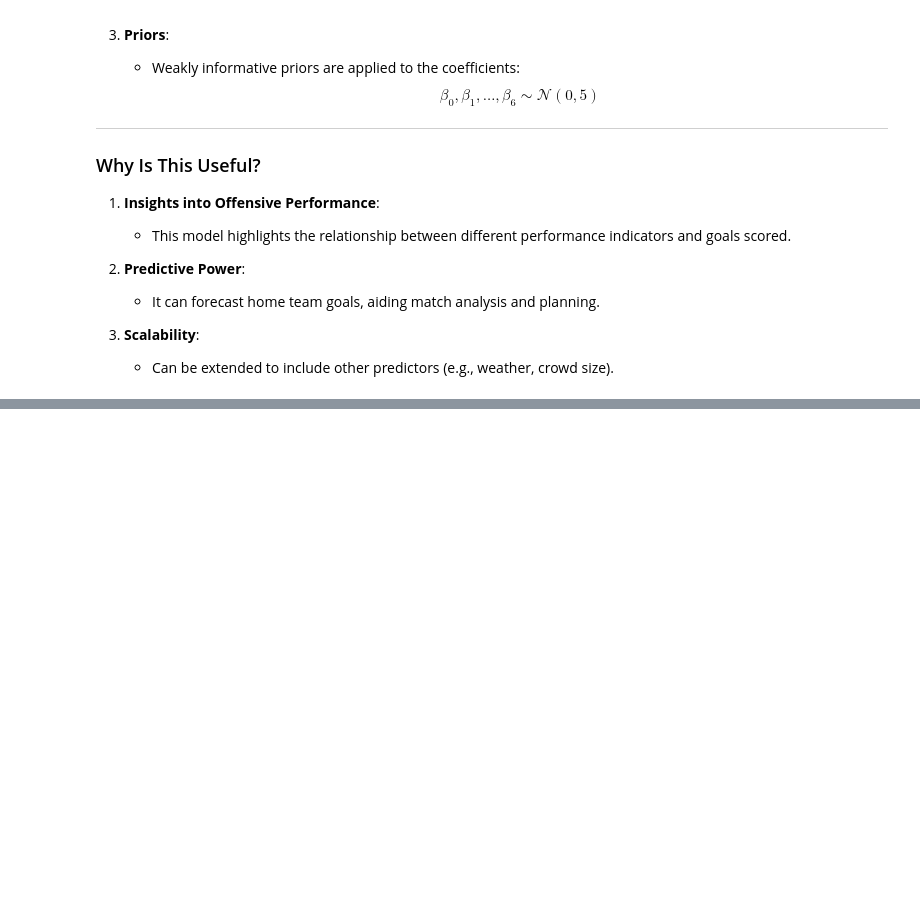
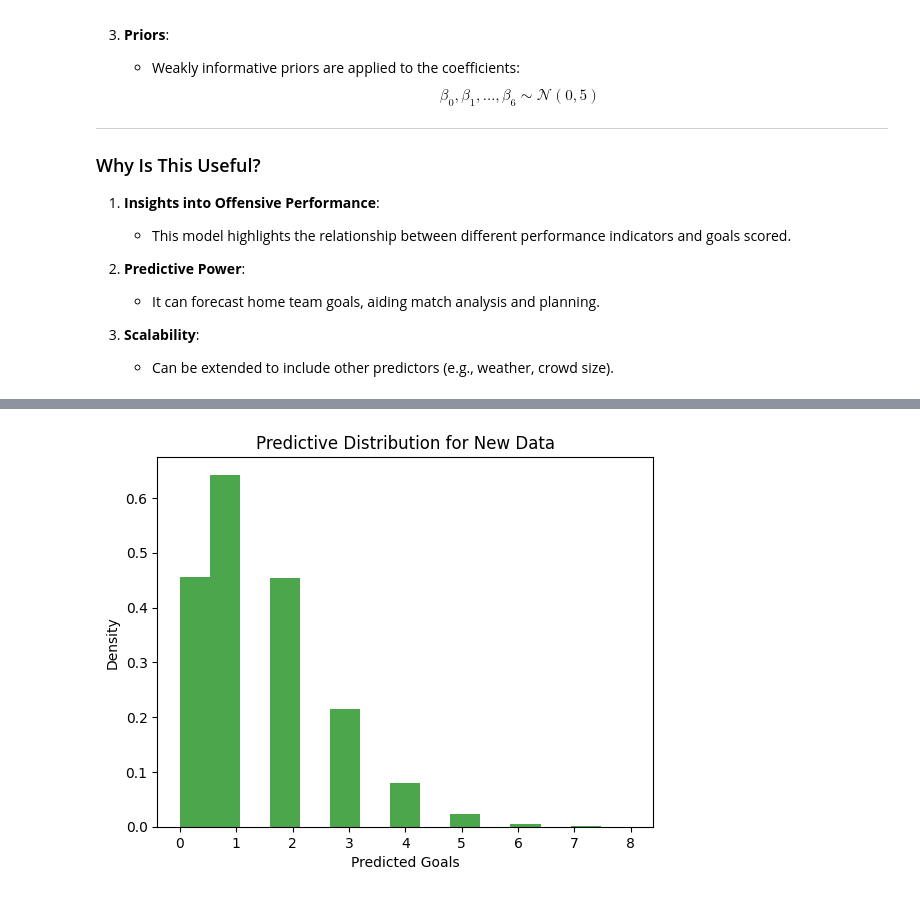
Before and after one commit to tommasosommaruga/Bayesian_proj, a Jupyter notebook: PROJ_GOOD/regression_2.ipynb, the cells around one changed output, grey strips where cells are left out. Drawn from its saved outputs; the diff is of its cells as text; code cells hidden in the pictures; blank space fills up the shorter version.

```diff
--- a/PROJ_GOOD/regression_2.ipynb
+++ b/PROJ_GOOD/regression_2.ipynb
@@ -86,0 +186,28 @@ This regression aims to estimate the **expected number of goals scored by the ho
+# %%
+# Define new data for prediction (standardized input values)
+new_data = np.array([[0.5, -0.3, 0.1, -0.2, 0.0, -0.1]])  # Example standardized inputs
+
+# Compute the linear predictor for new data
+linear_predictor = trace.posterior["beta_0"].values[:, :, None] + np.einsum(
+    "ijk,lk->ijl", trace.posterior["beta"].values, new_data.T
+)
+
+# Compute lambda (Poisson rate parameter)
+lambda_new = np.exp(linear_predictor)
+
+# Generate samples from the predictive distribution
+predicted_goals = np.random.poisson(lambda_new)
+
+# Flatten the samples for visualization
+predicted_goals_flat = predicted_goals.ravel()
+
+# Plot predictive distribution for new data
+import matplotlib.pyplot as plt
+
+plt.hist(predicted_goals_flat, bins=15, alpha=0.7, color="green", density=True)
+plt.title("Predictive Distribution for New Data")
+plt.xlabel("Predicted Goals")
+plt.ylabel("Density")
+plt.show()
+# %% [output]
+[figure, added]
```
Also changed, not shown: parts of 5 cells of this notebook.
